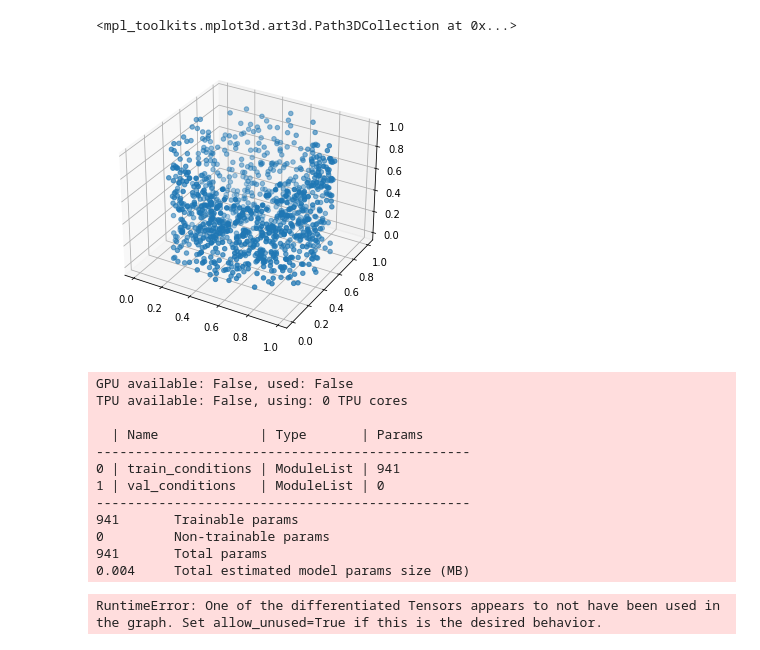
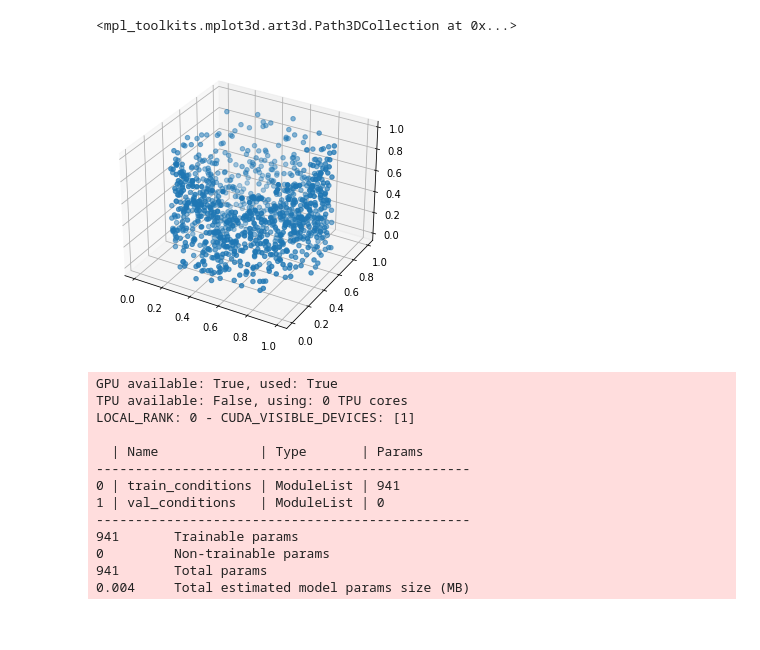
Before and after one commit to TomF98/torchphysics, a Jupyter notebook: examples/test.ipynb, the cells around one changed output. Cells and saved outputs as stored; diff of their text form; code cells hidden in the pictures.

```diff
--- a/examples/test.ipynb
+++ b/examples/test.ipynb
@@ -17,11 +17,11 @@ points = C.sample_random_uniform(d=2000)
 # %%
 from matplotlib import pyplot
 from mpl_toolkits.mplot3d import Axes3D
 
 fig = pyplot.figure()
 ax = Axes3D(fig)
-ax.scatter(points[:,'x'].as_tensor[:,0], points[:,'x'].as_tensor[:,1], points[:,'t'].as_tensor)
+ax.scatter(points[:,'x'].as_tensor[:,0].cpu(), points[:,'x'].as_tensor[:,1].cpu(), points[:,'t'].as_tensor.cpu())
 # %% [output]
 <mpl_toolkits.mplot3d.art3d.Path3DCollection at 0x...>
-[figure, old version]
+[figure, new version]
 # %%
@@ -41,12 +41,16 @@ solver = tp.solver.Solver([condition])
 
 import pytorch_lightning as pl
 
-trainer = pl.Trainer(max_steps=100,
-                     logger=False)
+trainer = pl.Trainer(gpus=1,
+                     max_steps=100,
+                     logger=False,
+                     benchmark=True,
+                     checkpoint_callback=False)
 trainer.fit(solver)
 # %% [output]
-GPU available: False, used: False
+GPU available: True, used: True
 TPU available: False, using: 0 TPU cores
+LOCAL_RANK: 0 - CUDA_VISIBLE_DEVICES: [1]
 
   | Name             | Type       | Params
 ------------------------------------------------
@@ -57,7 +61,6 @@ TPU available: False, using: 0 TPU cores
 0         Non-trainable params
 941       Total params
 0.004     Total estimated model params size (MB)
-RuntimeError: One of the differentiated Tensors appears to not have been used in the graph. Set allow_unused=True if this is the desired behavior.
 # %%
 len(sampler.sample_points())
 # %% [output]
```
Also changed, not shown: parts of 4 cells of this notebook, 3 other files.
